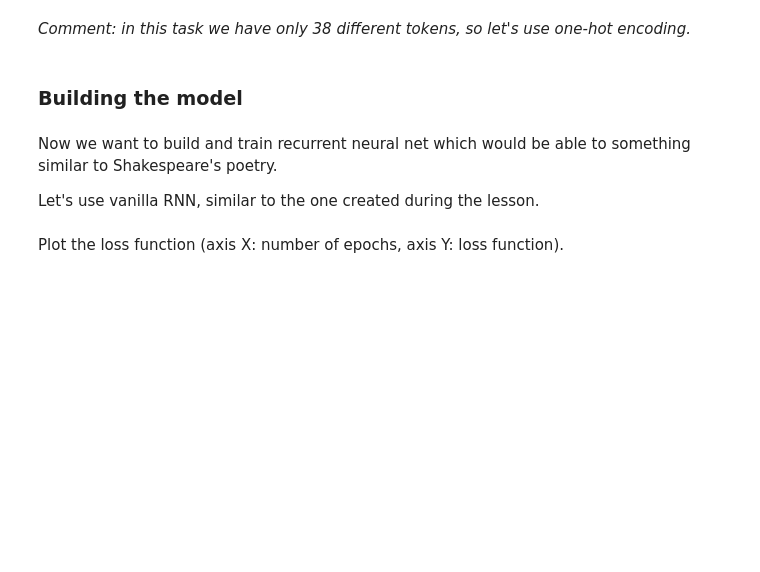
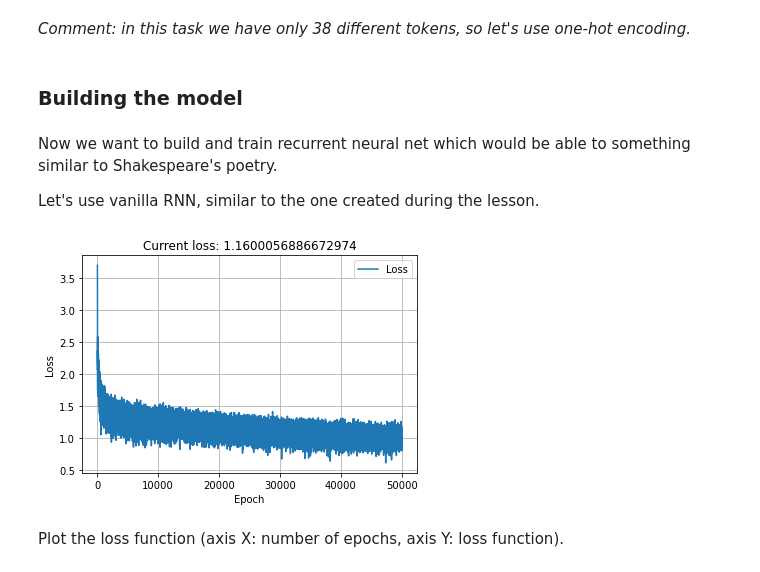
Before and after one commit to oslanaslan/MADE_ML, a Jupyter notebook: ml/Lab2_Deep_Learning/Lab2_DL_part3_poetry.ipynb, the cells around one changed output. Saved outputs shown, nothing was run; the diff lists cells and outputs as text; code cells hidden in the pictures; blank space fills up the shorter version.

```diff
--- a/ml/Lab2_Deep_Learning/Lab2_DL_part3_poetry.ipynb
+++ b/ml/Lab2_Deep_Learning/Lab2_DL_part3_poetry.ipynb
@@ -99,0 +113,7 @@ Create dictionary `token_to_idx = {<char>: <index>}` and dictionary `idx_to_toke
+# %%
+assert not '|' in tokens, (
+    'special token must not be in tokens'
+)
+pad = '|'
+tokens += [pad]
+len(tokens)
@@ -110,2 +224,49 @@ Let's use vanilla RNN, similar to the one created during the lesson.
+# %%
+dict_size = len(token_to_idx)
+hidden_dim = 512
+n_layers = 7
+
+model = VanilaRNN()
+model = model.to(device)
+
+n_epochs = 50000
+lr=0.01
+
+loss_func = nn.NLLLoss()
+optimizer = torch.optim.SGD(model.parameters(), lr=lr)
+# %%
+train_loss_lst = []
+plot_tick = 100
+
+for i in tqdm(range(n_epochs)):
+    batch_ix = to_matrix(sample(sequences, 32))
+    batch_ix = torch.tensor(batch_ix, dtype=torch.int64).to(device)
+
+    logp_seq = rnn_loop(model, batch_ix)
+    predictions_logp = logp_seq[:, :-1]
+    actual_next_tokens = batch_ix[:, 1:]
+
+    loss = loss_func(predictions_logp.reshape(-1, dict_size), actual_next_tokens.reshape(-1))
+
+    # train with backprop
+    optimizer.zero_grad()
+    loss.backward()
+    optimizer.step()
+
+    train_loss_lst.append(loss.data.to('cpu').numpy())
+
+    if (i + 1) % plot_tick == 0:
+        clear_output(True)
+        plt.plot(train_loss_lst, label='Loss')
+        plt.grid()
+        plt.xlabel('Epoch')
+        plt.ylabel('Loss')
+        plt.legend()
+        plt.title(f"Current loss: {np.mean(train_loss_lst[:-100])}")
+        plt.show()
+
+assert np.mean(train_loss_lst[:10]) > np.mean(train_loss_lst[-10:]), "RNN didn't converge."
+# %% [output]
+[figure, added]
 # %% [markdown]
 Plot the loss function (axis X: number of epochs, axis Y: loss function).
```
Also changed, not shown: parts of 19 cells of this notebook, 2 other files.
